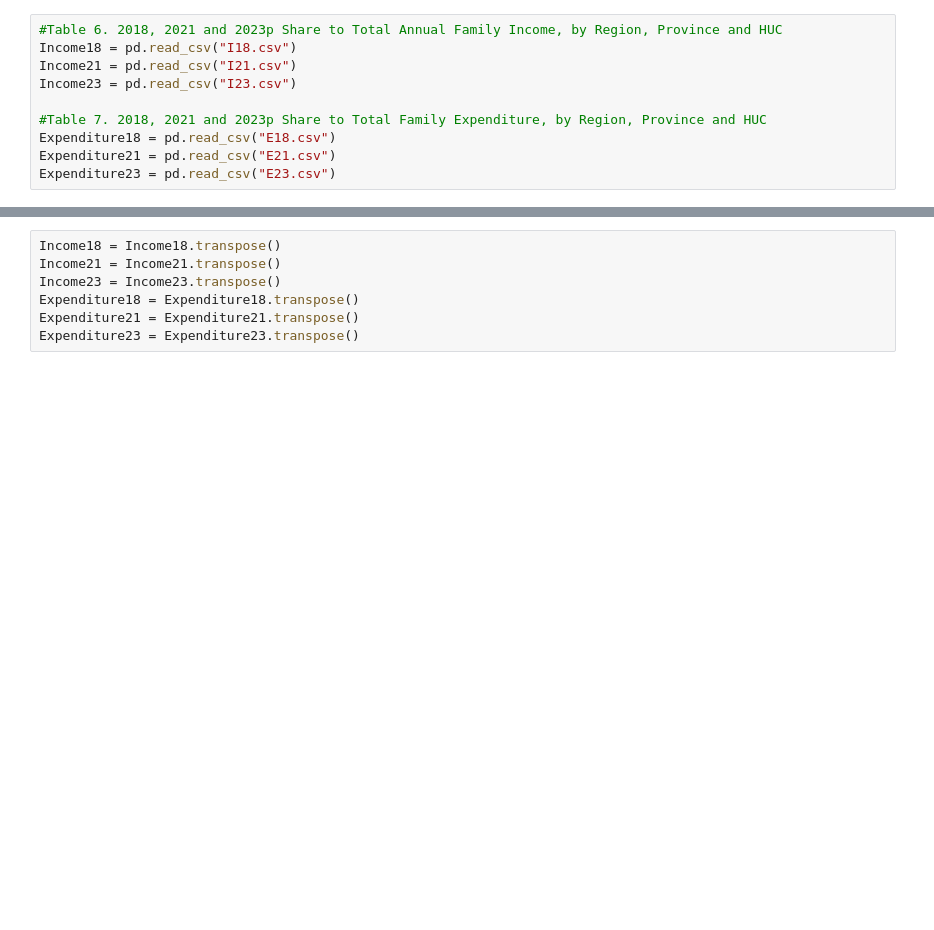
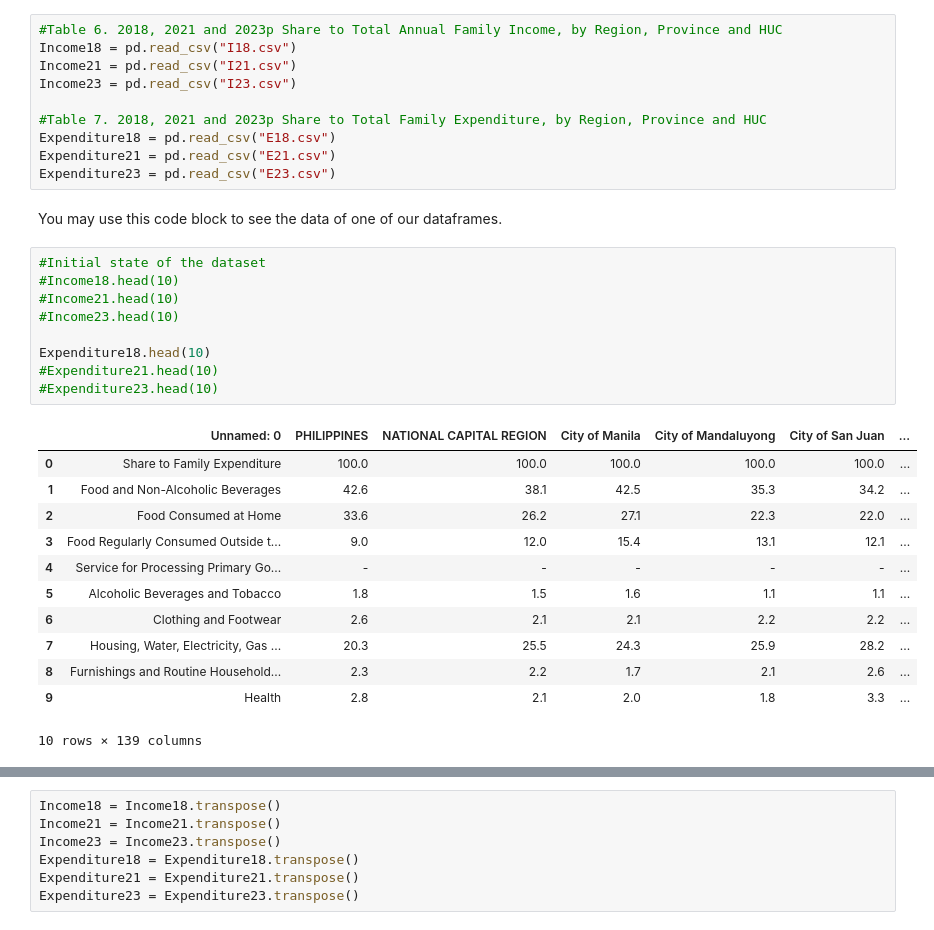
Before and after one commit to Sky282128/RoleModels, a Jupyter notebook: RoleModels.ipynb, the cells around one changed output, grey strips where cells are left out. Drawn from its saved outputs; the diff is of its cells as text; blank space fills up the shorter version.

```diff
--- a/RoleModels.ipynb
+++ b/RoleModels.ipynb
@@ -32,3 +81,27 @@ Income23 = pd.read_csv("I23.csv")
 Expenditure18 = pd.read_csv("E18.csv")
 Expenditure21 = pd.read_csv("E21.csv")
 Expenditure23 = pd.read_csv("E23.csv")
+# %% [markdown]
+You may use this code block to see the data of one of our dataframes.
+# %%
+#Initial state of the dataset
+#Income18.head(10)
+#Income21.head(10)
+#Income23.head(10)
+
+Expenditure18.head(10)
+#Expenditure21.head(10)
+#Expenditure23.head(10)
+# %% [output]
+|  | Unnamed: 0 | PHILIPPINES | NATIONAL CAPITAL REGION | City of Manila | City of Mandaluyong | City of San Juan | ... |
+| 0 | Share to Family Expenditure | 100.0 | 100.0 | 100.0 | 100.0 | 100.0 | ... |
+| 1 | Food and Non-Alcoholic Beverages | 42.6 | 38.1 | 42.5 | 35.3 | 34.2 | ... |
+| 2 | Food Consumed at Home | 33.6 | 26.2 | 27.1 | 22.3 | 22.0 | ... |
+| 3 | Food Regularly Consumed Outside t... | 9.0 | 12.0 | 15.4 | 13.1 | 12.1 | ... |
+| 4 | Service for Processing Primary Go... | - | - | - | - | - | ... |
+| 5 | Alcoholic Beverages and Tobacco | 1.8 | 1.5 | 1.6 | 1.1 | 1.1 | ... |
+| 6 | Clothing and Footwear | 2.6 | 2.1 | 2.1 | 2.2 | 2.2 | ... |
+| 7 | Housing, Water, Electricity, Gas ... | 20.3 | 25.5 | 24.3 | 25.9 | 28.2 | ... |
+| 8 | Furnishings and Routine Household... | 2.3 | 2.2 | 1.7 | 2.1 | 2.6 | ... |
+| 9 | Health | 2.8 | 2.1 | 2.0 | 1.8 | 3.3 | ... |
+10 rows × 139 columns
```
Also changed, not shown: parts of 12 cells of this notebook.
